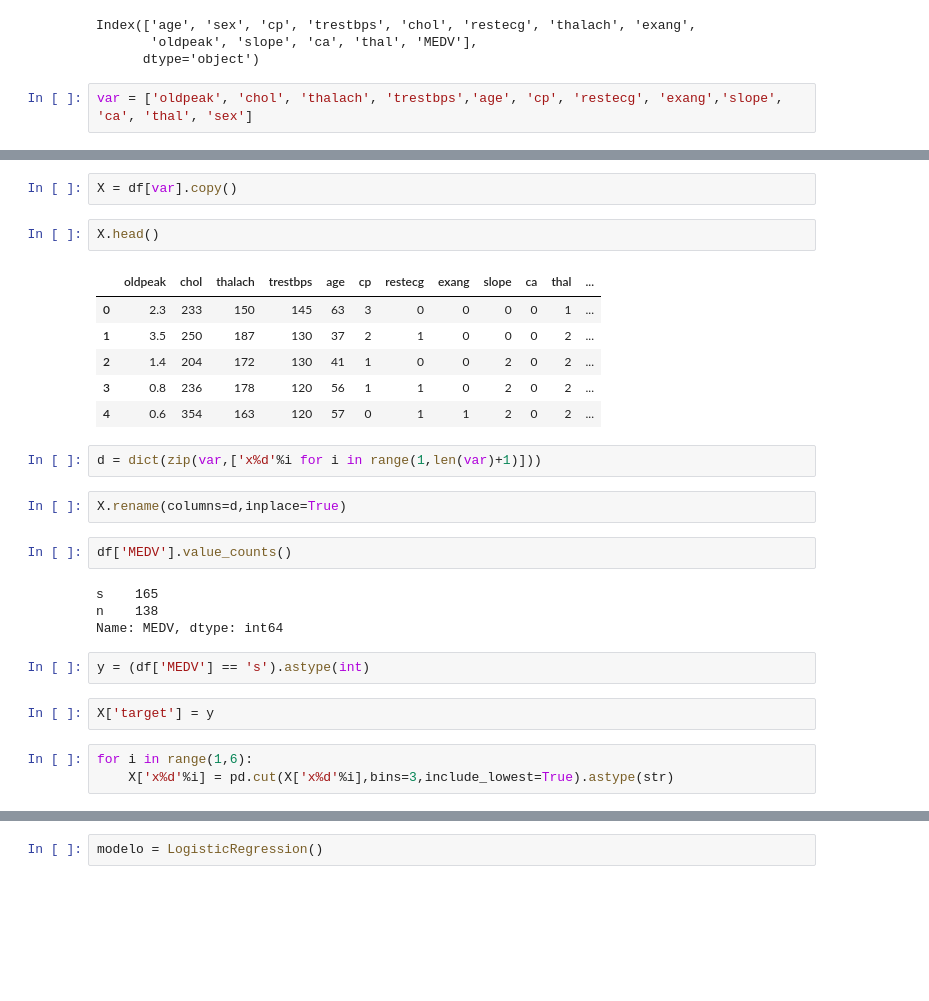
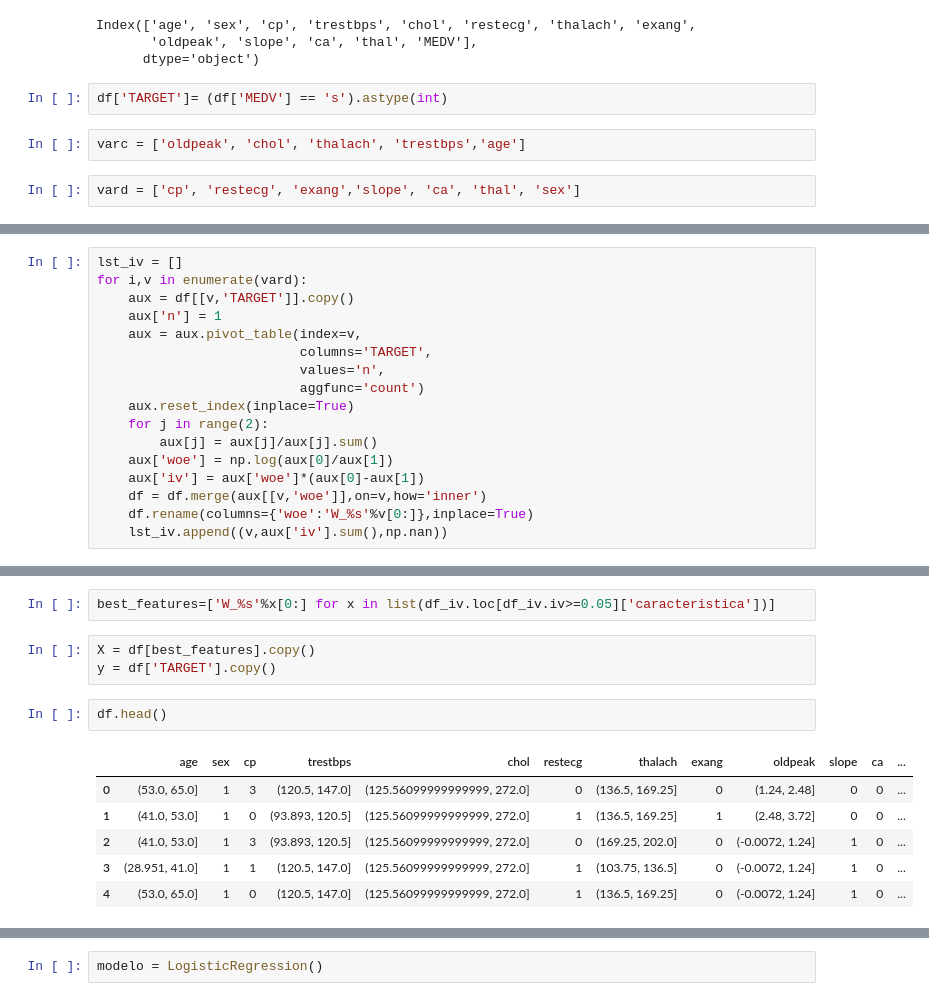
Before and after one commit to SairaDiana/ArtificialIntelligenceWithTensorFlow, a Jupyter notebook: Scripts/Regresión Logística WoE.ipynb, the cells around one changed output, grey strips where cells are left out. Saved outputs shown, nothing was run; the diff lists cells and outputs as text; blank space fills up the shorter version.

```diff
--- a/Scripts/Regresión Logística WoE.ipynb
+++ b/Scripts/Regresión Logística WoE.ipynb
@@ -30,5 +30,9 @@ df.columns
 Index(['age', 'sex', 'cp', 'trestbps', 'chol', 'restecg', 'thalach', 'exang',
        'oldpeak', 'slope', 'ca', 'thal', 'MEDV'],
       dtype='object')
+# %%
+df['TARGET']= (df['MEDV'] == 's').astype(int)
+# %%
+varc = ['oldpeak', 'chol', 'thalach', 'trestbps','age']
 # %%
-var = ['oldpeak', 'chol', 'thalach', 'trestbps','age', 'cp', 'restecg', 'exang','slope', 'ca', 'thal', 'sex']
+vard = ['cp', 'restecg', 'exang','slope', 'ca', 'thal', 'sex']
@@ -34,0 +88,17 @@ var = ['oldpeak', 'chol', 'thalach', 'trestbps','age', 'cp', 'restecg', 'exang',
+# %%
+lst_iv = []
+for i,v in enumerate(vard):
+    aux = df[[v,'TARGET']].copy()
+    aux['n'] = 1
+    aux = aux.pivot_table(index=v,
+                          columns='TARGET',
+                          values='n',
+                          aggfunc='count')
+    aux.reset_index(inplace=True)
+    for j in range(2):
+        aux[j] = aux[j]/aux[j].sum()
+    aux['woe'] = np.log(aux[0]/aux[1])
+    aux['iv'] = aux['woe']*(aux[0]-aux[1])
+    df = df.merge(aux[[v,'woe']],on=v,how='inner')
+    df.rename(columns={'woe':'W_%s'%v[0:]},inplace=True)
+    lst_iv.append((v,aux['iv'].sum(),np.nan))
@@ -35,28 +123,14 @@ var = ['oldpeak', 'chol', 'thalach', 'trestbps','age', 'cp', 'restecg', 'exang',
+# %%
+best_features=['W_%s'%x[0:] for x in list(df_iv.loc[df_iv.iv>=0.05]['caracteristica'])]
 # %%
-X = df[var].copy()
+X = df[best_features].copy()
+y = df['TARGET'].copy()
 # %%
-X.head()
+df.head()
 # %% [output]
-|  | oldpeak | chol | thalach | trestbps | age | cp | restecg | exang | slope | ca | thal | ... |
-| 0 | 2.3 | 233 | 150 | 145 | 63 | 3 | 0 | 0 | 0 | 0 | 1 | ... |
-| 1 | 3.5 | 250 | 187 | 130 | 37 | 2 | 1 | 0 | 0 | 0 | 2 | ... |
-| 2 | 1.4 | 204 | 172 | 130 | 41 | 1 | 0 | 0 | 2 | 0 | 2 | ... |
-| 3 | 0.8 | 236 | 178 | 120 | 56 | 1 | 1 | 0 | 2 | 0 | 2 | ... |
-| 4 | 0.6 | 354 | 163 | 120 | 57 | 0 | 1 | 1 | 2 | 0 | 2 | ... |
+|  | age | sex | cp | trestbps | chol | restecg | thalach | exang | oldpeak | slope | ca | ... |
+| 0 | (53.0, 65.0] | 1 | 3 | (120.5, 147.0] | (125.56099999999999, 272.0] | 0 | (136.5, 169.25] | 0 | (1.24, 2.48] | 0 | 0 | ... |
+| 1 | (41.0, 53.0] | 1 | 0 | (93.893, 120.5] | (125.56099999999999, 272.0] | 1 | (136.5, 169.25] | 1 | (2.48, 3.72] | 0 | 0 | ... |
+| 2 | (41.0, 53.0] | 1 | 3 | (93.893, 120.5] | (125.56099999999999, 272.0] | 0 | (169.25, 202.0] | 0 | (-0.0072, 1.24] | 1 | 0 | ... |
+| 3 | (28.951, 41.0] | 1 | 1 | (120.5, 147.0] | (125.56099999999999, 272.0] | 1 | (103.75, 136.5] | 0 | (-0.0072, 1.24] | 1 | 0 | ... |
+| 4 | (53.0, 65.0] | 1 | 0 | (120.5, 147.0] | (125.56099999999999, 272.0] | 1 | (136.5, 169.25] | 0 | (-0.0072, 1.24] | 1 | 0 | ... |
-# %%
-d = dict(zip(var,['x%d'%i for i in range(1,len(var)+1)]))
-# %%
-X.rename(columns=d,inplace=True)
-# %%
-df['MEDV'].value_counts()
-# %% [output]
-s    165
-n    138
-Name: MEDV, dtype: int64
-# %%
-y = (df['MEDV'] == 's').astype(int)
-# %%
-X['target'] = y
-# %%
-for i in range(1,6):
-    X['x%d'%i] = pd.cut(X['x%d'%i],bins=3,include_lowest=True).astype(str)
```
Also changed, not shown: parts of 27 cells of this notebook, 3 other files.
